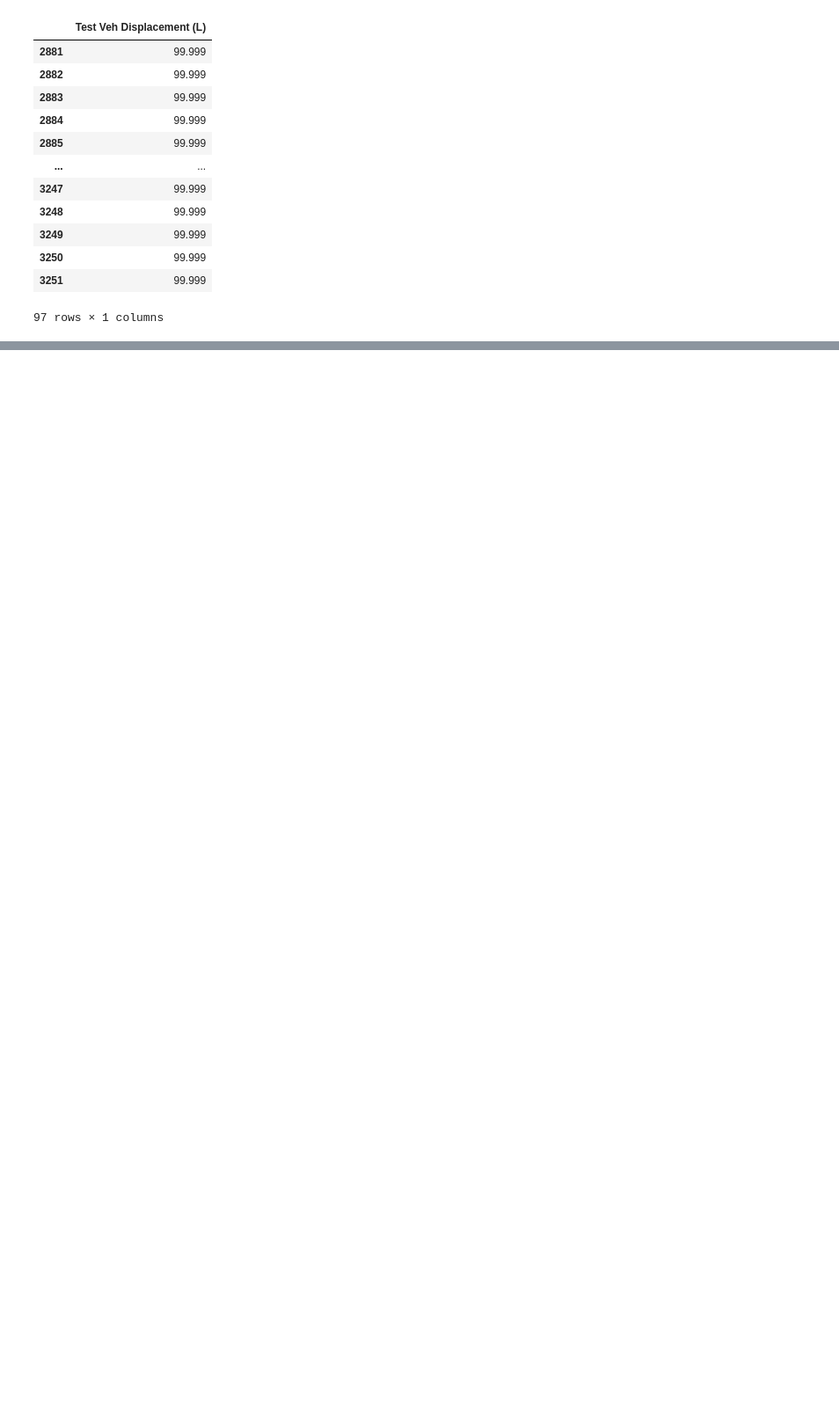
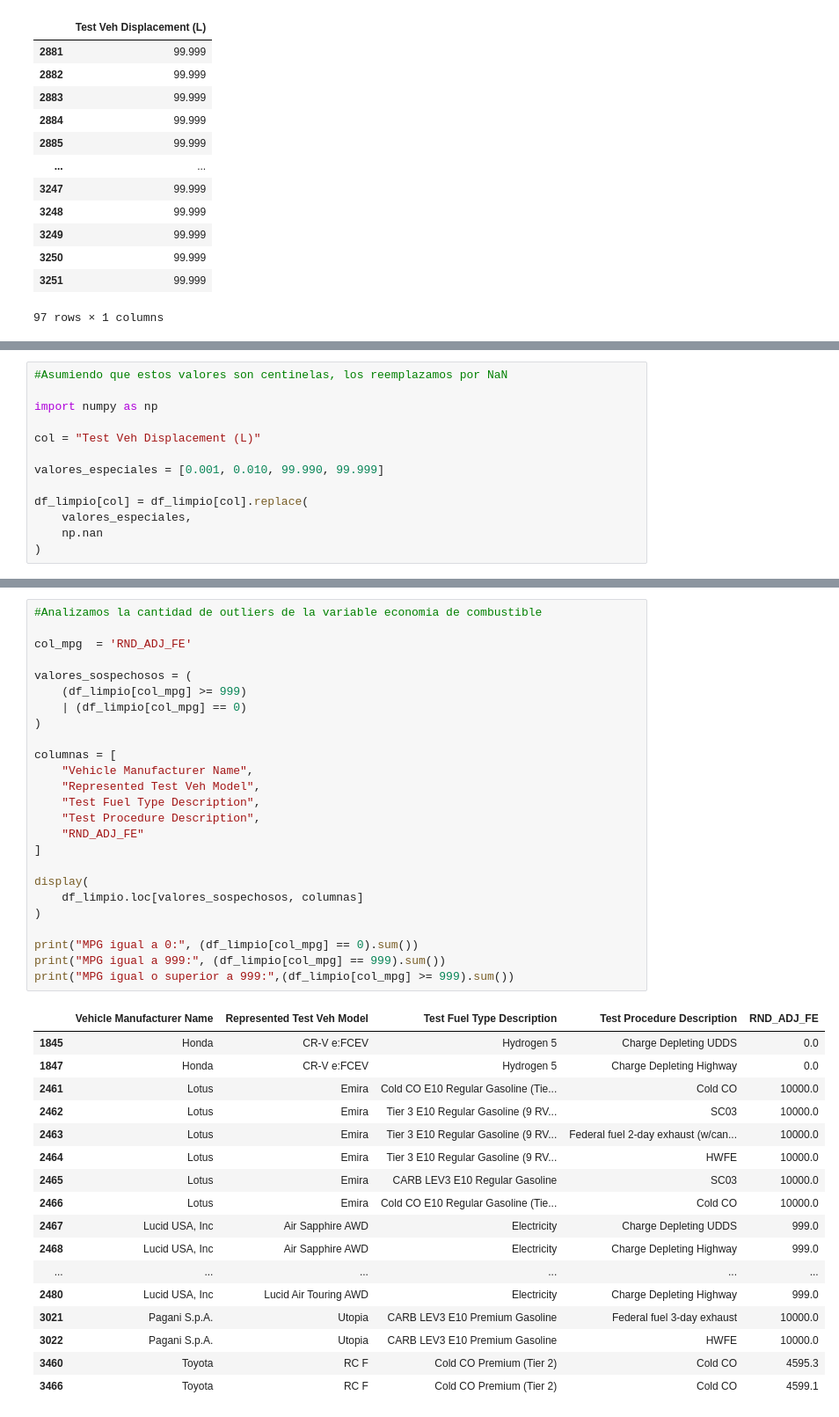
Before and after one commit to abiordorica13/TPEFUNDAMENTOS, a Jupyter notebook: Untitled-1.ipynb, the cells around one changed output, grey strips where cells are left out. Shown at 88% size. Cells and saved outputs as stored; diff of their text form; blank space fills up the shorter version.

```diff
--- a/Untitled-1.ipynb
+++ b/Untitled-1.ipynb
@@ -301,0 +366,13 @@ print("Columnas originales:", df.shape[1])
+# %%
+#Asumiendo que estos valores son centinelas, los reemplazamos por NaN
+
+import numpy as np
+
+col = "Test Veh Displacement (L)"
+
+valores_especiales = [0.001, 0.010, 99.990, 99.999]
+
+df_limpio[col] = df_limpio[col].replace(
+    valores_especiales,
+    np.nan
+)
@@ -301,0 +391,43 @@ print("Columnas originales:", df.shape[1])
+# %%
+#Analizamos la cantidad de outliers de la variable economia de combustible
+
+col_mpg  = 'RND_ADJ_FE'
+
+valores_sospechosos = (
+    (df_limpio[col_mpg] >= 999)
+    | (df_limpio[col_mpg] == 0)
+)
+
+columnas = [
+    "Vehicle Manufacturer Name",
+    "Represented Test Veh Model",
+    "Test Fuel Type Description",
+    "Test Procedure Description",
+    "RND_ADJ_FE"
+]
+
+display(
+    df_limpio.loc[valores_sospechosos, columnas]
+)
+
+print("MPG igual a 0:", (df_limpio[col_mpg] == 0).sum())
+print("MPG igual a 999:", (df_limpio[col_mpg] == 999).sum())
+print("MPG igual o superior a 999:",(df_limpio[col_mpg] >= 999).sum())
+# %% [output]
+|  | Vehicle Manufacturer Name | Represented Test Veh Model | Test Fuel Type Description | Test Procedure Description | RND_ADJ_FE |
+| 1845 | Honda | CR-V e:FCEV | Hydrogen 5 | Charge Depleting UDDS | 0.0 |
+| 1847 | Honda | CR-V e:FCEV | Hydrogen 5 | Charge Depleting Highway | 0.0 |
+| 2461 | Lotus | Emira | Cold CO E10 Regular Gasoline (Tie... | Cold CO | 10000.0 |
+| 2462 | Lotus | Emira | Tier 3 E10 Regular Gasoline (9 RV... | SC03 | 10000.0 |
+| 2463 | Lotus | Emira | Tier 3 E10 Regular Gasoline (9 RV... | Federal fuel 2-day exhaust (w/can... | 10000.0 |
+| 2464 | Lotus | Emira | Tier 3 E10 Regular Gasoline (9 RV... | HWFE | 10000.0 |
+| 2465 | Lotus | Emira | CARB LEV3 E10 Regular Gasoline | SC03 | 10000.0 |
+| 2466 | Lotus | Emira | Cold CO E10 Regular Gasoline (Tie... | Cold CO | 10000.0 |
+| 2467 | Lucid USA, Inc | Air Sapphire AWD | Electricity | Charge Depleting UDDS | 999.0 |
+| 2468 | Lucid USA, Inc | Air Sapphire AWD | Electricity | Charge Depleting Highway | 999.0 |
+| ... | ... | ... | ... | ... | ... |
+| 2480 | Lucid USA, Inc | Lucid Air Touring AWD | Electricity | Charge Depleting Highway | 999.0 |
+| 3021 | Pagani S.p.A. | Utopia | CARB LEV3 E10 Premium Gasoline | Federal fuel 3-day exhaust | 10000.0 |
+| 3022 | Pagani S.p.A. | Utopia | CARB LEV3 E10 Premium Gasoline | HWFE | 10000.0 |
+| 3460 | Toyota | RC F | Cold CO Premium (Tier 2) | Cold CO | 4595.3 |
+| 3466 | Toyota | RC F | Cold CO Premium (Tier 2) | Cold CO | 4599.1 |
```
Also changed, not shown: parts of 12 cells of this notebook.
